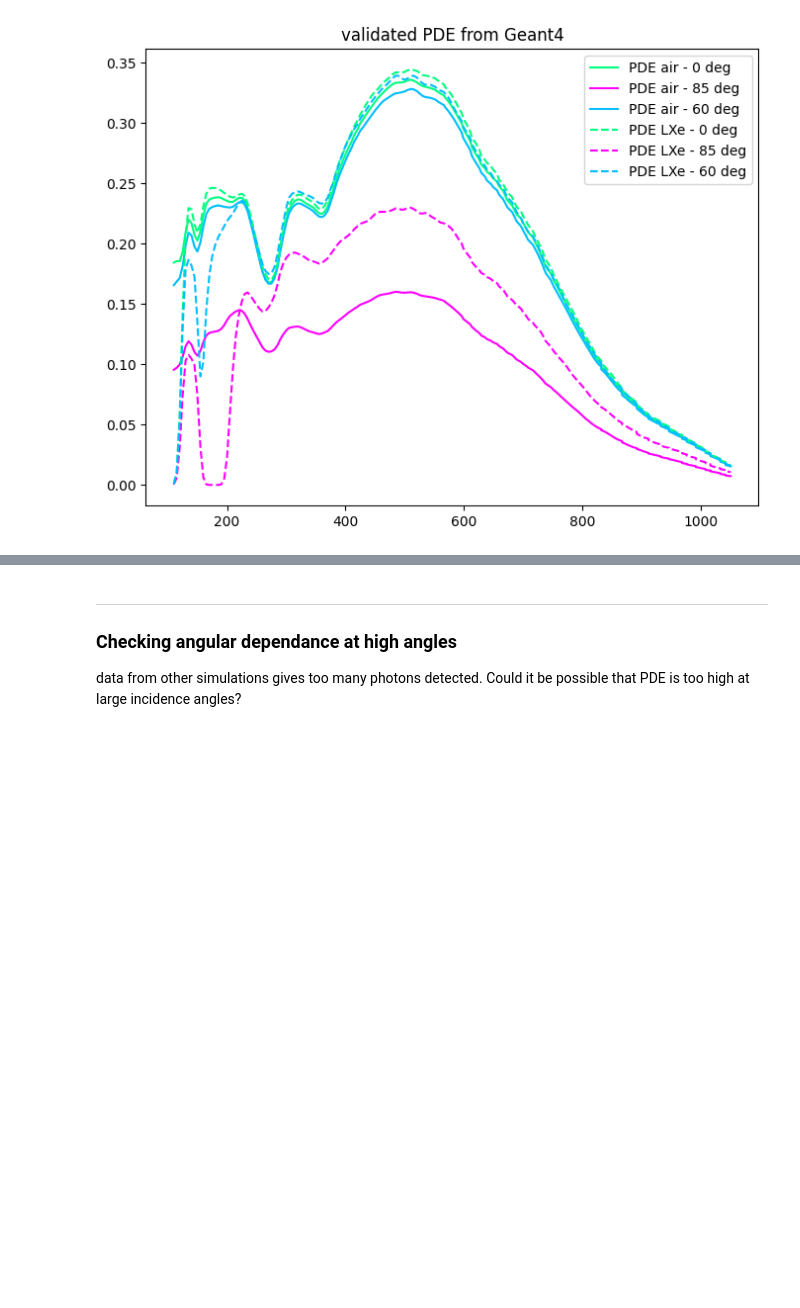
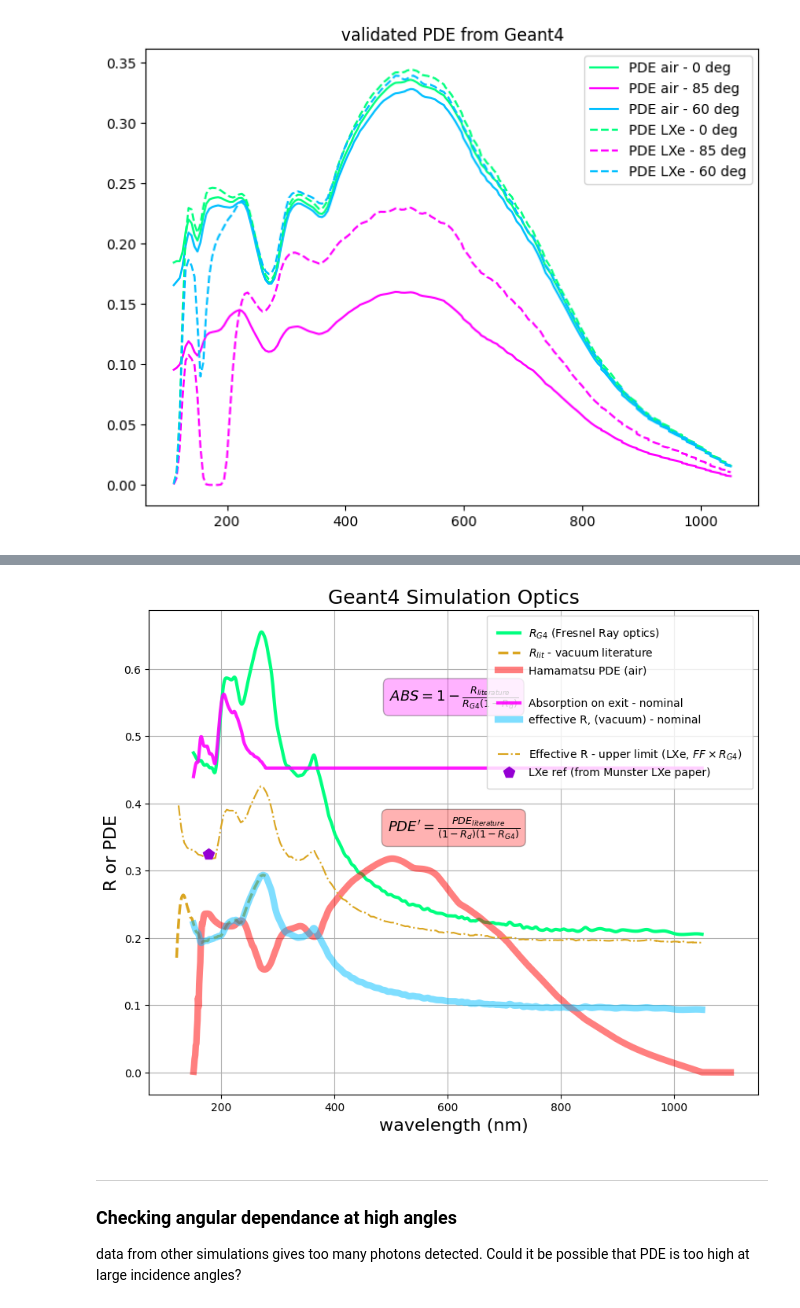
Before and after one commit to austindsc/PDEcorrection_g4_lolx, a Jupyter notebook: pythonScripts/doScaling_v4_fixingRatio.ipynb, the cells around one changed output, grey strips where cells are left out. Saved outputs shown, nothing was run; the diff lists cells and outputs as text; code cells hidden in the pictures; blank space fills up the shorter version.

Commit message:
finalizing some slides for LoLX paper

```diff
--- a/pythonScripts/doScaling_v4_fixingRatio.ipynb
+++ b/pythonScripts/doScaling_v4_fixingRatio.ipynb
@@ -459,6 +459,8 @@ df_valid_lxe_full = tt_valid_lxe.arrays(library="pd").drop_duplicates()
 # print(df_valid_lxe_full.head(5))
 df_valid_lxe_full["pde_eff"] = df_valid_lxe_full["fNinBulkPDE"]/df_valid_lxe_full["fNphoton"]
 
+df_valid_lxe_full["ref"] = 1 - df_valid_lxe_full["fNinBulk"]/df_valid_lxe_full["fNphoton"]
+
 dfValid_lxe = getDfforAngle(df_valid_lxe_full, angle1)
 removeDuplicates(dfValid_lxe)
 
@@ -539,3 +497,75 @@ plt.show()
+# %%
+import matplotlib.patheffects as path_effects
+plt.figure(figsize = (10, 8))
+
+
+# plt.hlines(Rd, min(xplot_pde), max(xplot_pde), linewidth = 4, linestyle = "-", alpha = 0.6, color = ms.cf4.col, label = r"R diffuse ($D$) - literature")
+# plt.vlines(175, 0, 0.8, color = ms.lxe.col, linestyle = "--", linewidth = 2, label = "176 nm")
+
+plt.plot(xplot_pde, r_f(xplot_pde), color = ms.green.col, linewidth = 3, label = r"$R_{G4}$ (Fresnel Ray optics)")
+np.savetxt(os.path.join("./optics_forDavid",'geant4Ref_fresnelOptics.txt'), np.column_stack((xplot_pde, r_f(xplot_pde))), fmt='%f', delimiter='\t', header = "wavelength (nm), effective specular Ref from G4 fresnel ray optics simulation")
+
+plt.plot(x_litR, vuvR_f(x_litR), color = ms.air.col, linewidth = 2.5, linestyle = "--", label = r"$R_{lit}$ - vacuum literature")
+np.savetxt(os.path.join("./optics_forDavid",'vacuumRef_literature.txt'), np.column_stack((xplot_pdeBetter, pdeP_better)), fmt='%f', delimiter='\t', header = "wavelength (nm), vacuum reflectivity for VUV4 from nEXO publication")
+
+HamamatsuPDE_air = pdeP_better * (1-Rd) * (1 - r_f(xplot_pdeBetter))
+plt.plot(xplot_pdeBetter, HamamatsuPDE_air, color = ms.red.col, linewidth = 6, alpha = 0.5, label = "Hamamatsu PDE (air)")
+np.savetxt(os.path.join("./optics_forDavid",'hamPDE_sanityCheck.txt'), np.column_stack((xplot_pdeBetter, HamamatsuPDE_air)), fmt='%f', delimiter='\t', header = "wavelength (nm), effective PDE for VUV4 from HPK, calculated from simulation as sanity check")
+
+# plt.plot(dfValid_lxe["fPhotonWln"], gaussian_filter1d(dfValid_lxe["pde_eff"], sigma=smoothSig), color = ms.green.col, linestyle = "--", label = f"PDE LXe - {angle1:0.0f} deg")
+
+plt.plot(x_litR[0], r_f(xplot_pde)[0], alpha = 0, label = " ") # for space in legend
+
+plt.plot(xplot_pde, 1 - transFull_f(xplot_pde), color = ms.lxe2.col, alpha = 0.9, linewidth = 3, label = "Absorption on exit - nominal")
+np.savetxt(os.path.join("./optics_forDavid",'effectiveAbsorption_nominal.txt'), np.column_stack((xplot_pde, 1 - transFullInt)), fmt='%f', delimiter='\t', header = "wavelength (nm), effective absorption to match R to vacuum literature")
+
+plt.plot(xplot_pde, r_f(xplot_pde) * (1-Rd) * transFull_f(xplot_pde), color = ms.cf4.col, alpha = 0.5, linewidth = 6, linestyle = "-", label = "effective R, (vacuum) - nominal")
+np.savetxt(os.path.join("./optics_forDavid",'effectiveReflection_nominal.txt'), np.column_stack((xplot_pde, r_f(xplot_pde) * (1-Rd) * transFullInt)), fmt='%f', delimiter='\t', header = "wavelength (nm), effective R for VUV4, extending from nEXO publication. Calculated as RG4 * (1-Rd)*(1-ABS)")
+
+plt.plot(x_litR[0], r_f(xplot_pde)[0], alpha = 0, label = " ") # for space in legend
+
+# upper limit on reflectivity
+mask = dfValid_lxe["fPhotonWln"] > min(x_litR)
+xRefUpper = dfValid_lxe["fPhotonWln"][mask]
+yRefUpper = 0.6 * gaussian_filter1d(dfValid_lxe["ref"], sigma=smoothSig/2)[mask]
+plt.plot(xRefUpper, yRefUpper, color = ms.air.col, linestyle = "-.", label = r"""Effective R - upper limit (LXe, $FF \times R_{G4}$)""")
+np.savetxt(os.path.join("./optics_forDavid",'effectiveReflection_upperLimit.txt'), np.column_stack((xRefUpper, yRefUpper)), fmt='%f', delimiter='\t', header = "wavelength (nm), effective R for VUV4 in LXe. Calculated as RG4_LXe * FF")
+
+# plt.plot(xplot_pde, pde_f(xplot_pde), linestyle = "--", linewidth = 2, color = ms.red.col, label = "literature PDE")
+# plt.plot(xplot_pdeBetter, pdeP_better, color = ms.red.col, linewidth = 3, label = "PDE' - internal")
+
+## validation data
+# plt.plot(dfValid["fPhotonWln"].values, dfValid["pde_eff"].values - 0.01, color = ms.air.col, label = "validation data \n(shifted down) (rerun)")
+
+bboxComs =dict(facecolor=ms.lxe2.col, alpha = 0.3, edgecolor='black', boxstyle='round,pad=0.4')
+tmath = plt.text(0.5, 0.82, r"$ABS = 1-\frac{R_{literature}}{R_{G4}(1 - R_d)}$", fontsize = 13, transform=plt.gca().transAxes, ha='center', va='center', bbox = bboxComs)
+
+bboxComs2 = bboxComs.copy()
+bboxComs2["facecolor"] = ms.red.col
+tmath = plt.text(0.5, 0.55, r"$PDE' = \frac{PDE_{literature}}{(1 - R_d)(1-R_{G4})}$", fontsize = 13, transform=plt.gca().transAxes, ha='center', va='center', bbox = bboxComs2)
+# tmath.set_path_effects([path_effects.withStroke(linewidth=2, foreground='black'), path_effects.Normal()])
+
+## data from other SiPM Reflectivity papers
+# remove this because its far from our curves
+# plt.plot(450, 0.09, marker = "o", markersize = 10, linestyle = "None", color = ms.lxe.col, label = "LAB paper (HPK S14160)")
+
+## from Munster LXe paper
+xLXe, yLXe = np.loadtxt("LXe_munster_vuv4_webPlot.csv", delimiter=",", unpack=True)
+plt.plot(178, yLXe[0], marker = "p", markersize = 10, linestyle = "None", color = ms.lxe.col, label = "LXe ref (from Munster LXe paper)")
+np.savetxt(os.path.join("./optics_forDavid",'munsterLXeRef.txt'), np.column_stack((178, yLXe[0])), fmt='%f', delimiter='\t', header = "wavelength (nm), reflectivity for VUV4 in LXe from Munster paper at a single angle, wavelength")
+
+plt.title("Geant4 Simulation Optics", fontsize = 18)
+plt.xlabel("wavelength (nm)", fontsize = 16)
+plt.ylabel("R or PDE", fontsize = 16)
+plt.legend(fancybox = 1, borderpad=1)
+
+# plt.ylim(0, 0.40)
+# plt.xlim(150, 550)
+plt.grid()
+# plt
+plt.show()
+# %% [output]
+[figure, added]
 # %% [markdown]
 ---
 ### Checking angular dependance at high angles
```
Also changed, not shown: parts of 3 cells of this notebook, 13 other files.
